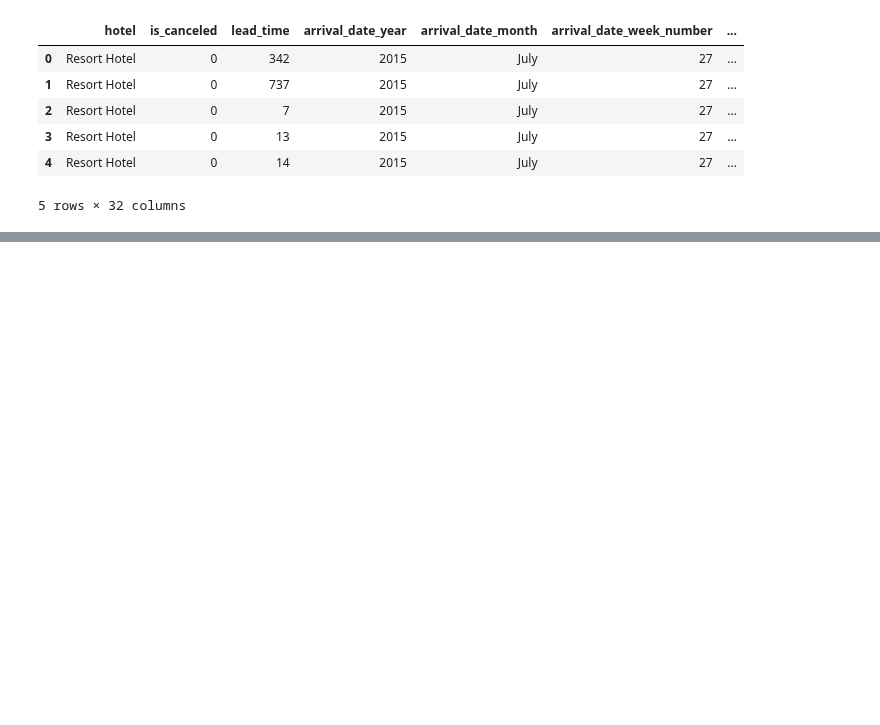
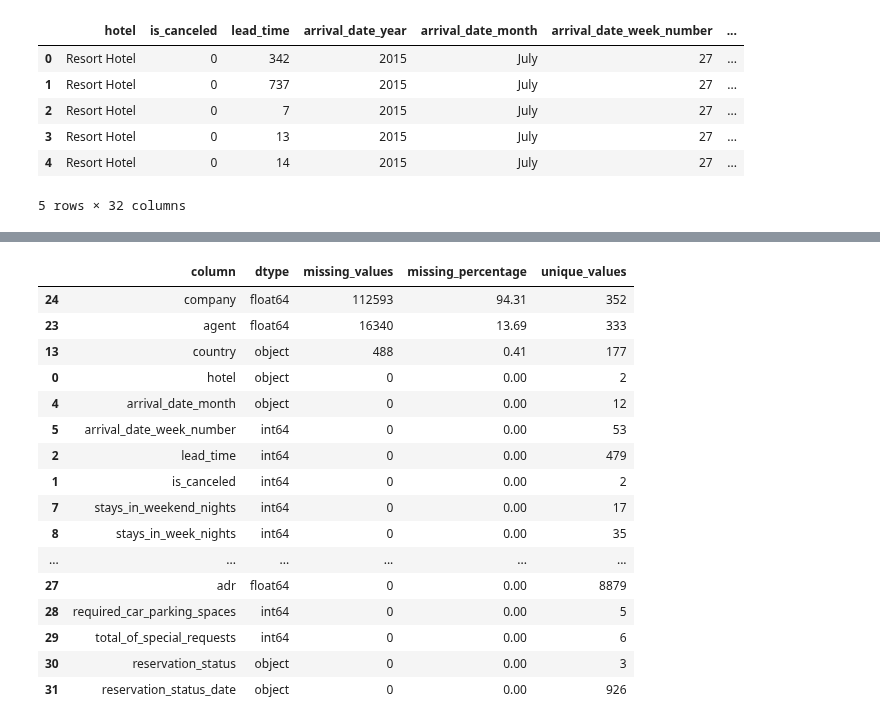
Before and after one commit to Eranga999/ML_Group_Assigment, a Jupyter notebook: Random_Forest_IT22198686.ipynb, the cells around one changed output, grey strips where cells are left out. Saved outputs shown, nothing was run; the diff lists cells and outputs as text; code cells hidden in the pictures; blank space fills up the shorter version.

Commit message:
Add dataset overview section with detailed statistics and summary table

```diff
--- a/Random_Forest_IT22198686.ipynb
+++ b/Random_Forest_IT22198686.ipynb
@@ -71,0 +100,29 @@ Dataset shape: (119390, 32)
+# %%
+
+summary_table = pd.DataFrame({
+    'column': df.columns,
+    'dtype': df.dtypes.astype(str).values,
+    'missing_values': df.isna().sum().values,
+    'missing_percentage': (df.isna().mean() * 100).round(2).values,
+    'unique_values': [df[col].nunique() for col in df.columns]
+})
+
+summary_table.sort_values(by='missing_percentage', ascending=False)
+# %% [output]
+|  | column | dtype | missing_values | missing_percentage | unique_values |
+| 24 | company | float64 | 112593 | 94.31 | 352 |
+| 23 | agent | float64 | 16340 | 13.69 | 333 |
+| 13 | country | object | 488 | 0.41 | 177 |
+| 0 | hotel | object | 0 | 0.00 | 2 |
+| 4 | arrival_date_month | object | 0 | 0.00 | 12 |
+| 5 | arrival_date_week_number | int64 | 0 | 0.00 | 53 |
+| 2 | lead_time | int64 | 0 | 0.00 | 479 |
+| 1 | is_canceled | int64 | 0 | 0.00 | 2 |
+| 7 | stays_in_weekend_nights | int64 | 0 | 0.00 | 17 |
+| 8 | stays_in_week_nights | int64 | 0 | 0.00 | 35 |
+| ... | ... | ... | ... | ... | ... |
+| 27 | adr | float64 | 0 | 0.00 | 8879 |
+| 28 | required_car_parking_spaces | int64 | 0 | 0.00 | 5 |
+| 29 | total_of_special_requests | int64 | 0 | 0.00 | 6 |
+| 30 | reservation_status | object | 0 | 0.00 | 3 |
+| 31 | reservation_status_date | object | 0 | 0.00 | 926 |
```
Also changed, not shown: parts of 2 cells of this notebook.
